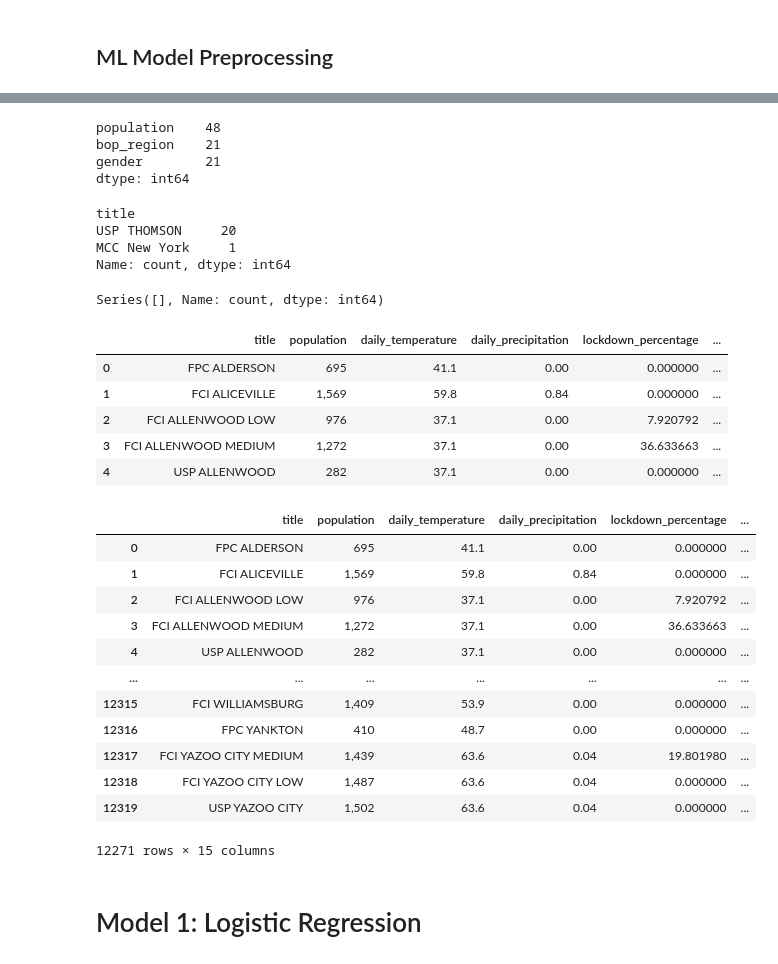
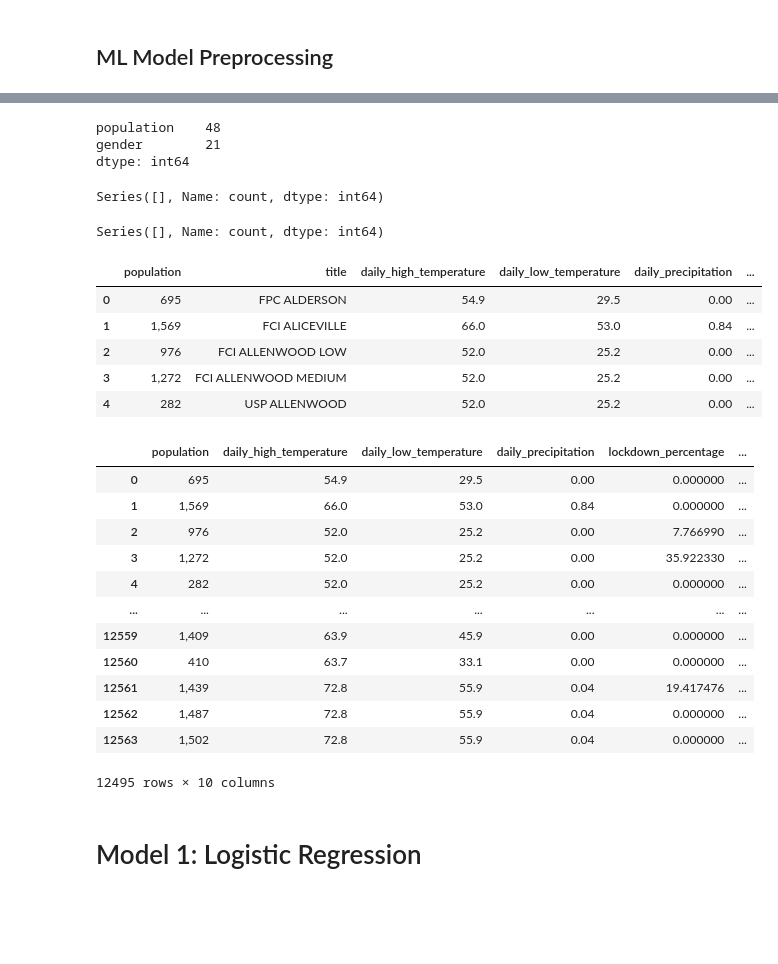
Before and after one commit to ianduke25/prison_operations, a Jupyter notebook: lockdown_prediction_modeling.ipynb, the cells around one changed output, grey strips where cells are left out. Cells and saved outputs as stored; diff of their text form; code cells hidden in the pictures; blank space fills up the shorter version.

```diff
--- a/lockdown_prediction_modeling.ipynb
+++ b/lockdown_prediction_modeling.ipynb
@@ -519,2 +537,2 @@ data_with_percent
 # %%
-modeling_columns = ['title','population', 'visiting_status', 'bop_region', 'gender', 'political_affiliation', 'daily_temperature', 'daily_precipitation', 'lockdown_percentage']
+modeling_columns = ['population','title', 'visiting_status' ,'daily_high_temperature', 'daily_low_temperature', 'daily_precipitation', 'gender', 'political_affiliation', 'lockdown_percentage']
@@ -544,12 +578,12 @@ na_columns = modeling_data.isna().sum()
 print(na_columns[na_columns > 0])
 # %% [output]
 population    48
-bop_region    21
 gender        21
 dtype: int64
 # %%
-# Let's first remove rows in which population is empty (scraping error)
+# Let's first remove rows in which population or gender is empty (scraping error)
 modeling_data = modeling_data.dropna(subset=['population'])
+modeling_data = modeling_data.dropna(subset=['gender'])
 # %%
 # Find rows with any NA values
 rows_with_na = modeling_data[modeling_data.isna().any(axis=1)]
@@ -557,10 +591,7 @@ rows_with_na = modeling_data[modeling_data.isna().any(axis=1)]
 # Display these rows
 rows_with_na['title'].value_counts()
 # %% [output]
-title
-USP THOMSON     20
-MCC New York     1
-Name: count, dtype: int64
+Series([], Name: count, dtype: int64)
 # %%
 # Fix USP THOMSON and MCC New York
 modeling_data.loc[modeling_data['title'] == 'USP THOMSON', 'bop_region'] = 'North Central Region'
@@ -580,36 +611,36 @@ Series([], Name: count, dtype: int64)
 modeling_data = modeling_data[modeling_data['title'] != 'MCC New York']
 # %%
 # Dummy encode the specified columns
-dummy_columns = ['visiting_status', 'gender', 'bop_region', 'political_affiliation']
+dummy_columns = ['visiting_status', 'gender', 'political_affiliation']
 modeling_data_encoded = pd.get_dummies(modeling_data, columns=dummy_columns, drop_first=True, dtype = int)
 
 # View the resulting DataFrame
 modeling_data_encoded.head()
 # %% [output]
-|  | title | population | daily_temperature | daily_precipitation | lockdown_percentage | ... |
-| 0 | FPC ALDERSON | 695 | 41.1 | 0.00 | 0.000000 | ... |
-| 1 | FCI ALICEVILLE | 1,569 | 59.8 | 0.84 | 0.000000 | ... |
-| 2 | FCI ALLENWOOD LOW | 976 | 37.1 | 0.00 | 7.920792 | ... |
-| 3 | FCI ALLENWOOD MEDIUM | 1,272 | 37.1 | 0.00 | 36.633663 | ... |
-| 4 | USP ALLENWOOD | 282 | 37.1 | 0.00 | 0.000000 | ... |
+|  | population | title | daily_high_temperature | daily_low_temperature | daily_precipitation | ... |
+| 0 | 695 | FPC ALDERSON | 54.9 | 29.5 | 0.00 | ... |
+| 1 | 1,569 | FCI ALICEVILLE | 66.0 | 53.0 | 0.84 | ... |
+| 2 | 976 | FCI ALLENWOOD LOW | 52.0 | 25.2 | 0.00 | ... |
+| 3 | 1,272 | FCI ALLENWOOD MEDIUM | 52.0 | 25.2 | 0.00 | ... |
+| 4 | 282 | USP ALLENWOOD | 52.0 | 25.2 | 0.00 | ... |
 # %%
 modeling_data_encoded = modeling_data_encoded.drop('title', axis = 1)
 # %%
 modeling_data_encoded
 # %% [output]
-|  | title | population | daily_temperature | daily_precipitation | lockdown_percentage | ... |
-| 0 | FPC ALDERSON | 695 | 41.1 | 0.00 | 0.000000 | ... |
-| 1 | FCI ALICEVILLE | 1,569 | 59.8 | 0.84 | 0.000000 | ... |
-| 2 | FCI ALLENWOOD LOW | 976 | 37.1 | 0.00 | 7.920792 | ... |
-| 3 | FCI ALLENWOOD MEDIUM | 1,272 | 37.1 | 0.00 | 36.633663 | ... |
-| 4 | USP ALLENWOOD | 282 | 37.1 | 0.00 | 0.000000 | ... |
+|  | population | daily_high_temperature | daily_low_temperature | daily_precipitation | lockdown_percentage | ... |
+| 0 | 695 | 54.9 | 29.5 | 0.00 | 0.000000 | ... |
+| 1 | 1,569 | 66.0 | 53.0 | 0.84 | 0.000000 | ... |
+| 2 | 976 | 52.0 | 25.2 | 0.00 | 7.766990 | ... |
+| 3 | 1,272 | 52.0 | 25.2 | 0.00 | 35.922330 | ... |
+| 4 | 282 | 52.0 | 25.2 | 0.00 | 0.000000 | ... |
 | ... | ... | ... | ... | ... | ... | ... |
-| 12315 | FCI WILLIAMSBURG | 1,409 | 53.9 | 0.00 | 0.000000 | ... |
-| 12316 | FPC YANKTON | 410 | 48.7 | 0.00 | 0.000000 | ... |
-| 12317 | FCI YAZOO CITY MEDIUM | 1,439 | 63.6 | 0.04 | 19.801980 | ... |
-| 12318 | FCI YAZOO CITY LOW | 1,487 | 63.6 | 0.04 | 0.000000 | ... |
-| 12319 | USP YAZOO CITY | 1,502 | 63.6 | 0.04 | 0.000000 | ... |
+| 12559 | 1,409 | 63.9 | 45.9 | 0.00 | 0.000000 | ... |
+| 12560 | 410 | 63.7 | 33.1 | 0.00 | 0.000000 | ... |
+| 12561 | 1,439 | 72.8 | 55.9 | 0.04 | 19.417476 | ... |
+| 12562 | 1,487 | 72.8 | 55.9 | 0.04 | 0.000000 | ... |
+| 12563 | 1,502 | 72.8 | 55.9 | 0.04 | 0.000000 | ... |
-12271 rows × 15 columns
+12495 rows × 10 columns
 # %%
 for column in modeling_data_encoded.columns:
     # Check if the column's data type is object and if it contains commas
```
Also changed, not shown: parts of 26 cells of this notebook, 1 other file.
